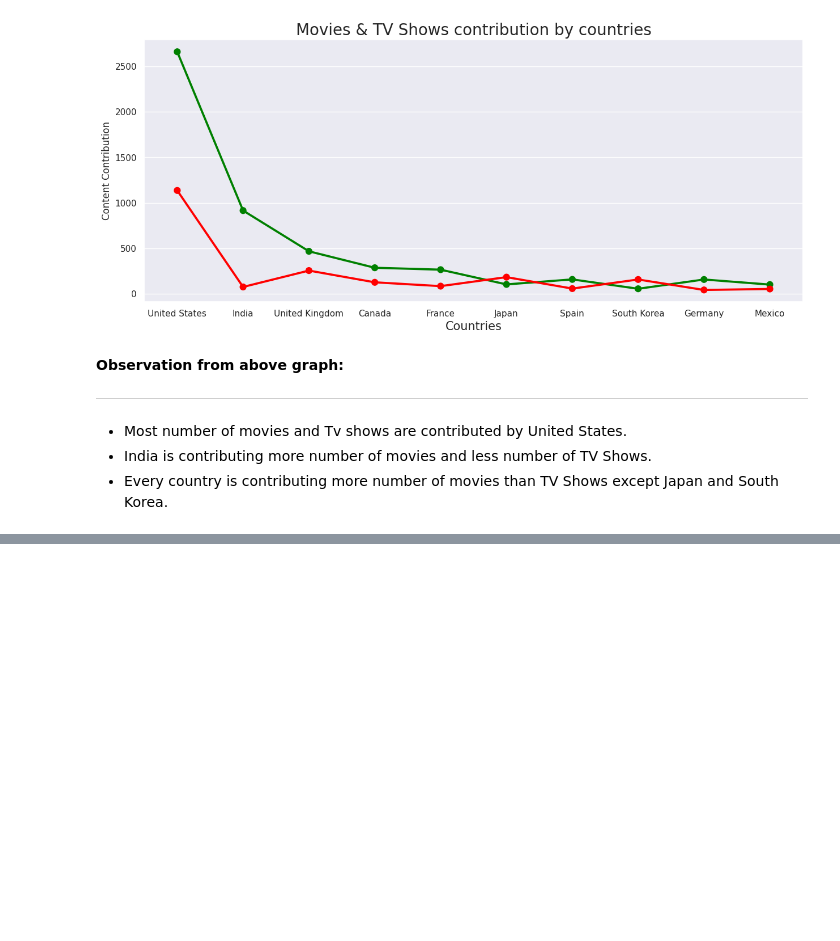
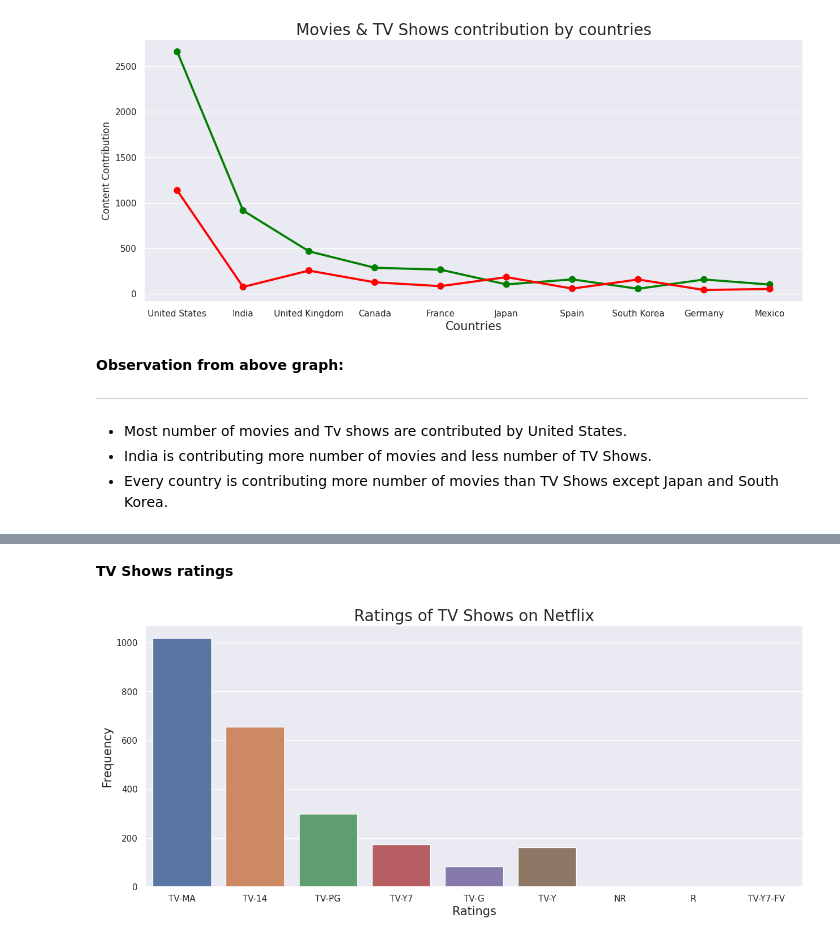
Before and after one commit to anasmalik081/Netflix-Movies-and-TV-Shows-Clustering-Capstone-Project, a Jupyter notebook: Individual_Notebook_Netflix_Movies_and_TV_Shows_Clustering_Capstone_Project.ipynb, the cells around one changed output, grey strips where cells are left out. Cells and saved outputs as stored; diff of their text form; code cells hidden in the pictures; blank space fills up the shorter version.

```diff
--- a/Individual_Notebook_Netflix_Movies_and_TV_Shows_Clustering_Capstone_Project.ipynb
+++ b/Individual_Notebook_Netflix_Movies_and_TV_Shows_Clustering_Capstone_Project.ipynb
@@ -525,0 +548,14 @@ plt.show()
+# %% [markdown]
+**TV Shows ratings**
+# %%
+# setting the figure size
+plt.figure(figsize=(15, 6))
+
+# visualizing countplot plot
+sns.countplot(data=tv_shows, x='rating')
+plt.title("Ratings of TV Shows on Netflix", size=20)
+plt.xlabel("Ratings", size=15)
+plt.ylabel("Frequency", size=15)
+plt.show()
+# %% [output]
+[figure, added]
```
Also changed, not shown: parts of 38 cells of this notebook.
